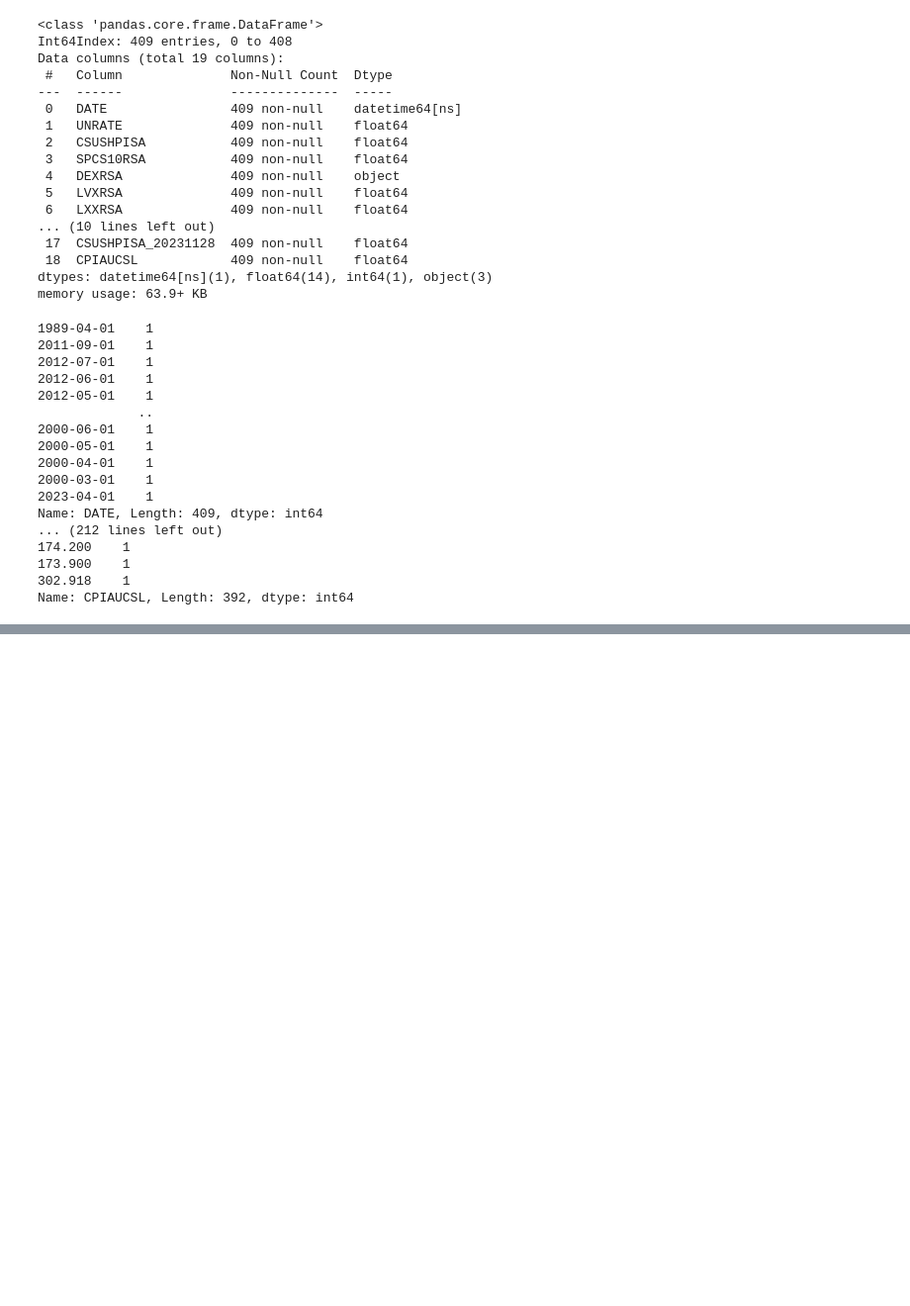
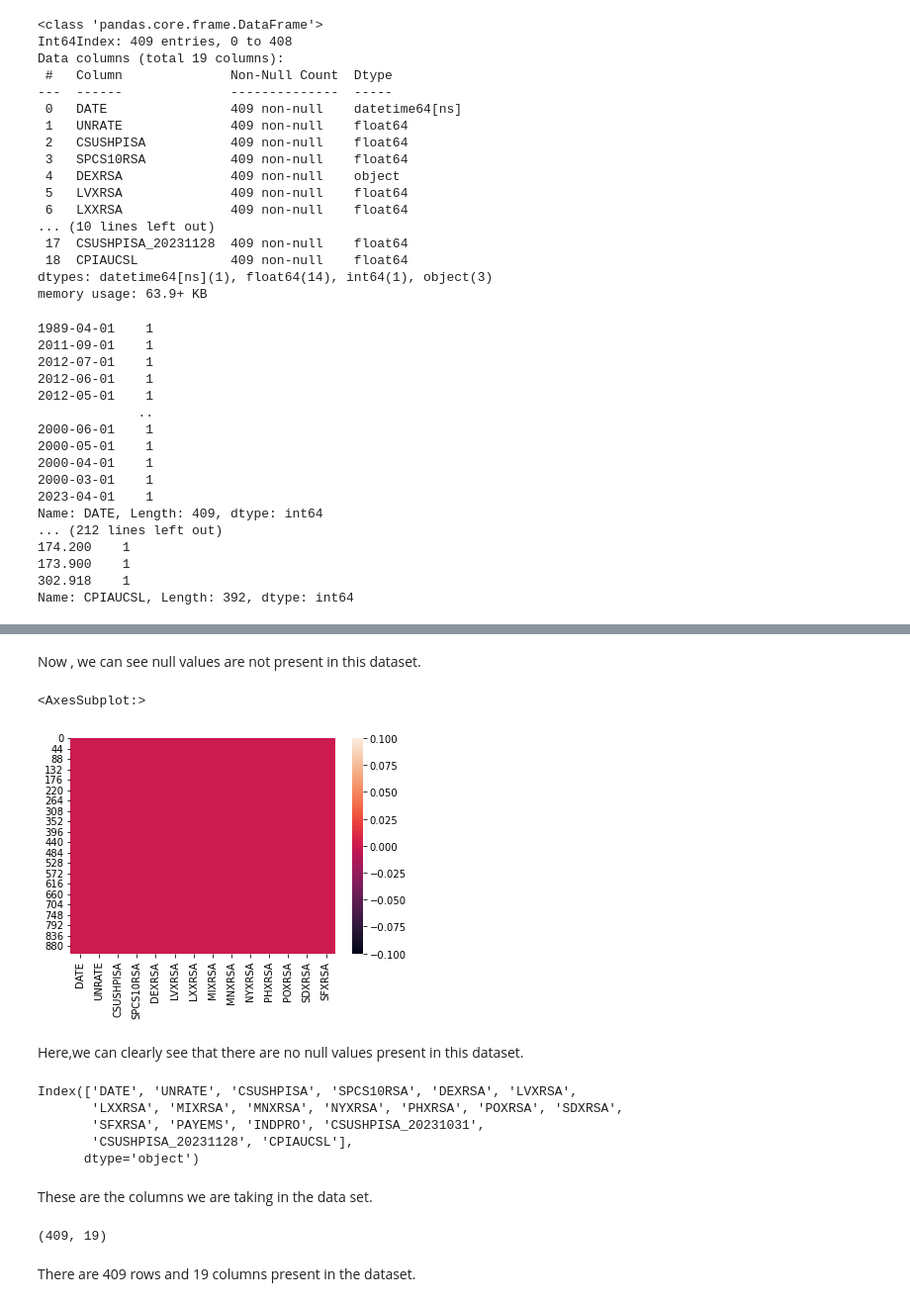
Before and after one commit to madhuriravi/Internship, a Jupyter notebook: Assessment_HomeLLC.ipynb, the cells around one changed output, grey strips where cells are left out. Shown at 99% size. Cells and saved outputs as stored; diff of their text form; code cells hidden in the pictures; blank space fills up the shorter version.

```diff
--- a/Assessment_HomeLLC.ipynb
+++ b/Assessment_HomeLLC.ipynb
@@ -753,0 +717,26 @@ memory usage: 63.9 KB
+# %% [markdown]
+Now , we can see null values are not present in this dataset.
+# %%
+#we can see null values using heatmap.
+sns.heatmap(df.isnull())
+# %% [output]
+<AxesSubplot:>
+[figure, added]
+# %% [markdown]
+Here,we can clearly see that there are no null values present in this dataset.
+# %%
+df4.columns
+# %% [output]
+Index(['DATE', 'UNRATE', 'CSUSHPISA', 'SPCS10RSA', 'DEXRSA', 'LVXRSA',
+       'LXXRSA', 'MIXRSA', 'MNXRSA', 'NYXRSA', 'PHXRSA', 'POXRSA', 'SDXRSA',
+       'SFXRSA', 'PAYEMS', 'INDPRO', 'CSUSHPISA_20231031',
+       'CSUSHPISA_20231128', 'CPIAUCSL'],
+      dtype='object')
+# %% [markdown]
+These are the columns we are taking in the data set.
+# %%
+df4.shape
+# %% [output]
+(409, 19)
+# %% [markdown]
+There are 409 rows and 19 columns present in the dataset.
```
Also changed, not shown: parts of 117 cells of this notebook.
